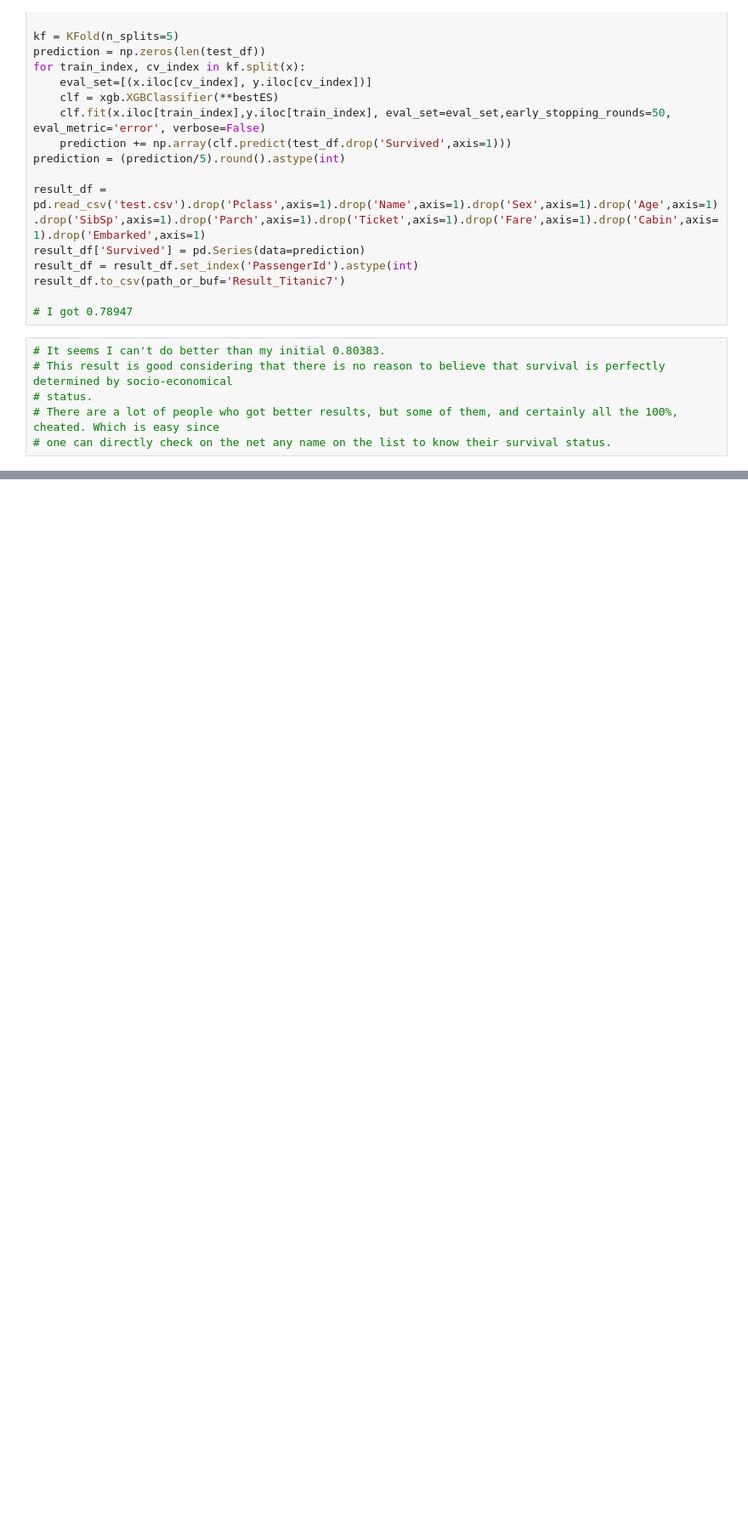
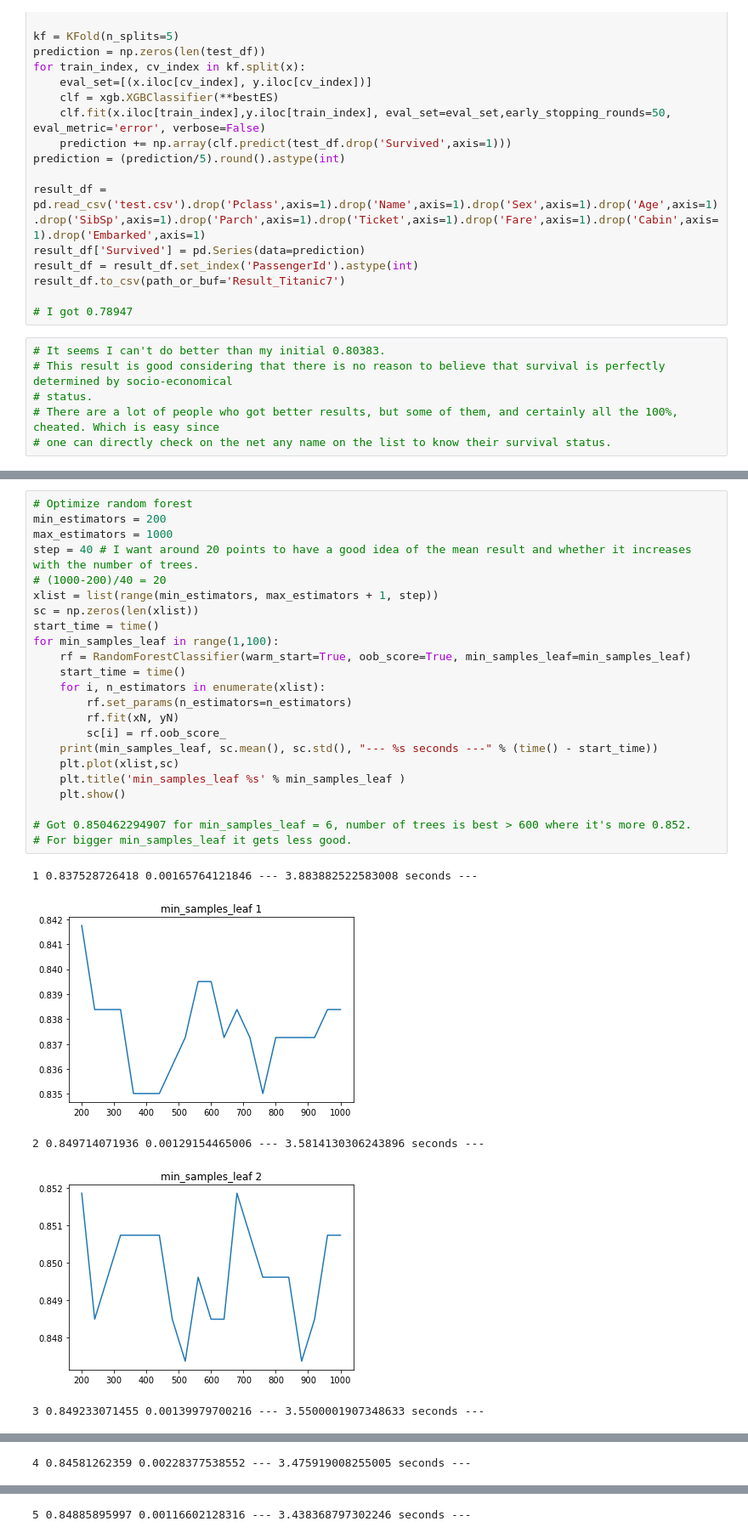
Before and after one commit to NicolasFerland/titanic, a Jupyter notebook: Titanic.ipynb, the cells around one changed output, grey strips where cells are left out. Shown at 85% size. Saved outputs shown, nothing was run; the diff lists cells and outputs as text; blank space fills up the shorter version.

```diff
--- a/Titanic.ipynb
+++ b/Titanic.ipynb
@@ -1115,0 +1534,29 @@ result_df.to_csv(path_or_buf='Result_Titanic7')
+# %%
+# Optimize random forest
+min_estimators = 200
+max_estimators = 1000
+step = 40 # I want around 20 points to have a good idea of the mean result and whether it increases with the number of trees.
+# (1000-200)/40 = 20
+xlist = list(range(min_estimators, max_estimators + 1, step))
+sc = np.zeros(len(xlist))
+start_time = time()
+for min_samples_leaf in range(1,100):
+    rf = RandomForestClassifier(warm_start=True, oob_score=True, min_samples_leaf=min_samples_leaf)
+    start_time = time()
+    for i, n_estimators in enumerate(xlist):
+        rf.set_params(n_estimators=n_estimators)
+        rf.fit(xN, yN)
+        sc[i] = rf.oob_score_
+    print(min_samples_leaf, sc.mean(), sc.std(), "--- %s seconds ---" % (time() - start_time))
+    plt.plot(xlist,sc)
+    plt.title('min_samples_leaf %s' % min_samples_leaf )
+    plt.show()
+
+# Got 0.850462294907 for min_samples_leaf = 6, number of trees is best > 600 where it's more 0.852.
+# For bigger min_samples_leaf it gets less good.
+# %% [output]
+1 0.837528726418 0.00165764121846 --- 3.883882522583008 seconds ---
+[figure, added]
+2 0.849714071936 0.00129154465006 --- 3.5814130306243896 seconds ---
+[figure, added]
+3 0.849233071455 0.00139979700216 --- 3.5500001907348633 seconds ---
@@ -1115,0 +1564 @@ result_df.to_csv(path_or_buf='Result_Titanic7')
+4 0.84581262359 0.00228377538552 --- 3.475919008255005 seconds ---
@@ -1115,0 +1566 @@ result_df.to_csv(path_or_buf='Result_Titanic7')
+5 0.84885895997 0.00116602128316 --- 3.438368797302246 seconds ---
```
Also changed, not shown: parts of 27 cells of this notebook.
